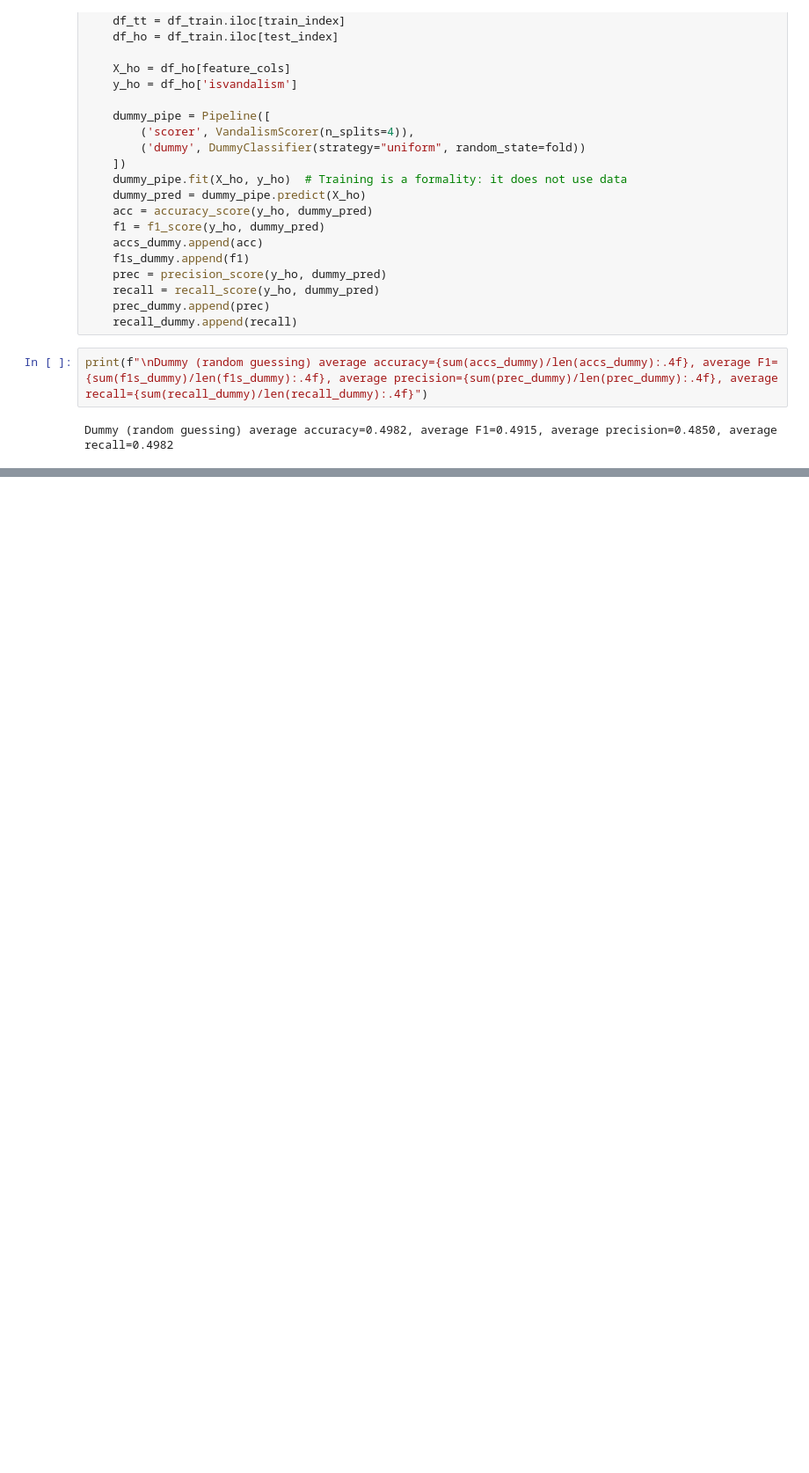
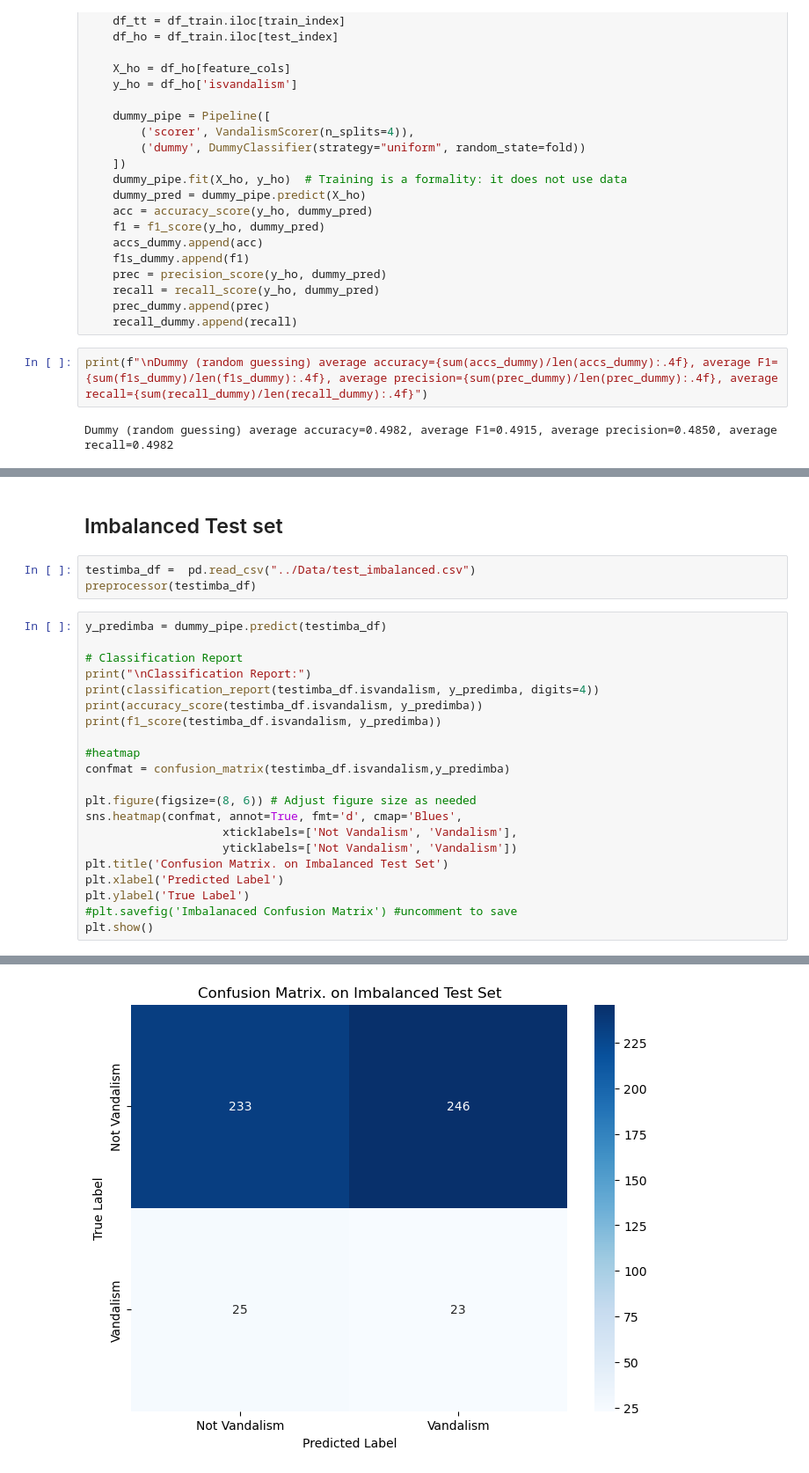
Before and after one commit to Daniel-Milanes/WikiShield, a Jupyter notebook: models/dummy_baseline.ipynb, the cells around one changed output, grey strips where cells are left out. Shown at 88% size. Cells and saved outputs as stored; diff of their text form; blank space fills up the shorter version.

```diff
--- a/models/dummy_baseline.ipynb
+++ b/models/dummy_baseline.ipynb
@@ -83,0 +130,27 @@ Dummy (random guessing) average accuracy=0.4982, average F1=0.4915, average prec
+# %% [markdown]
+## Imbalanced Test set
+# %%
+testimba_df =  pd.read_csv("../Data/test_imbalanced.csv")
+preprocessor(testimba_df)
+# %%
+y_predimba = dummy_pipe.predict(testimba_df)
+
+# Classification Report
+print("\nClassification Report:")
+print(classification_report(testimba_df.isvandalism, y_predimba, digits=4))
+print(accuracy_score(testimba_df.isvandalism, y_predimba))
+print(f1_score(testimba_df.isvandalism, y_predimba))
+
+#heatmap
+confmat = confusion_matrix(testimba_df.isvandalism,y_predimba)
+
+plt.figure(figsize=(8, 6)) # Adjust figure size as needed
+sns.heatmap(confmat, annot=True, fmt='d', cmap='Blues',
+                    xticklabels=['Not Vandalism', 'Vandalism'],
+                    yticklabels=['Not Vandalism', 'Vandalism'])
+plt.title('Confusion Matrix. on Imbalanced Test Set')
+plt.xlabel('Predicted Label')
+plt.ylabel('True Label')
+#plt.savefig('Imbalanaced Confusion Matrix') #uncomment to save
+plt.show()
+# %% [output]
@@ -83,0 +169 @@ Dummy (random guessing) average accuracy=0.4982, average F1=0.4915, average prec
+[figure, added]
```
Also changed, not shown: parts of 6 cells of this notebook.
